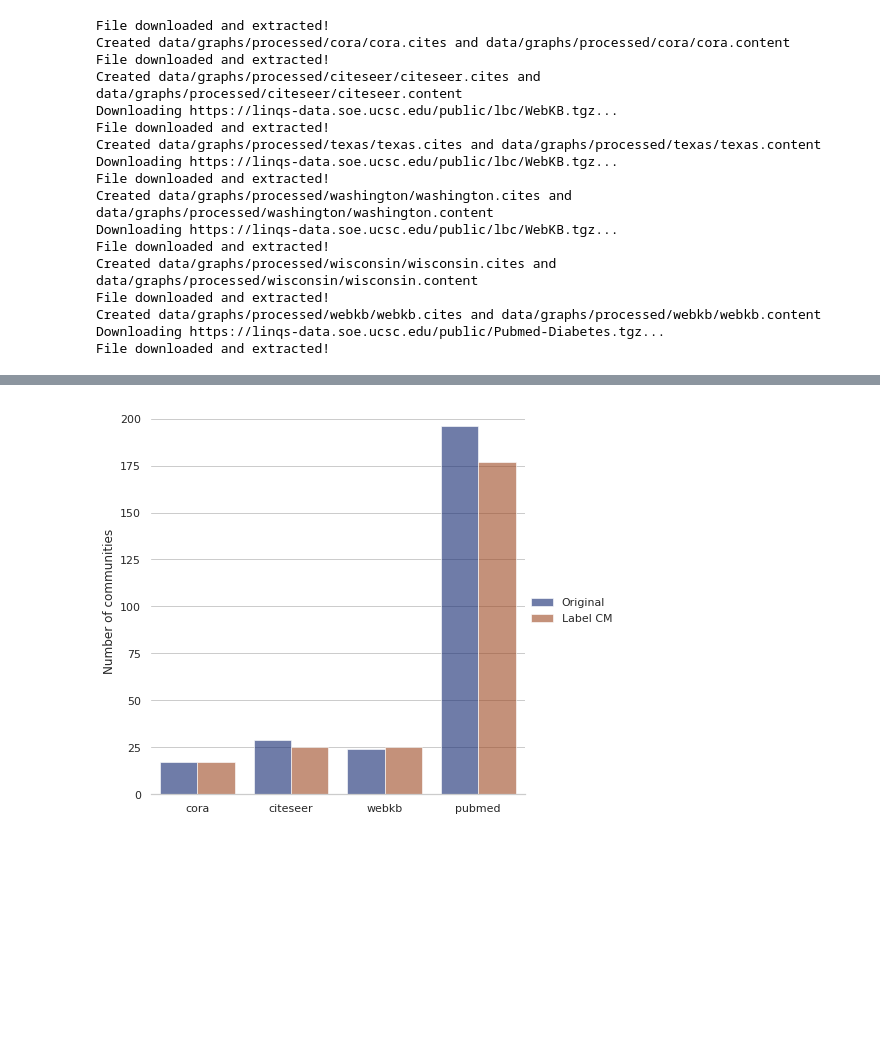
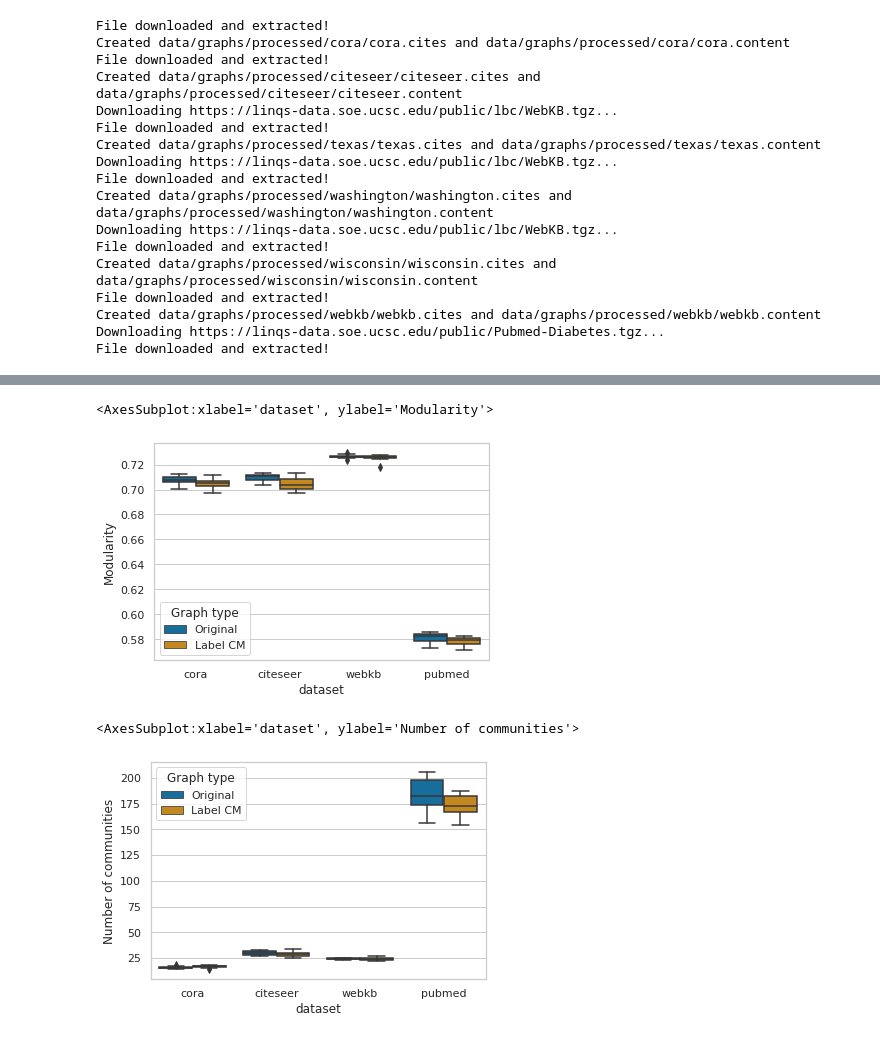
Before and after one commit to sqrhussain/structure-in-gnn, a Jupyter notebook: notebooks/compare_models_umap.ipynb, the cells around one changed output, grey strips where cells are left out. Saved outputs shown, nothing was run; the diff lists cells and outputs as text; code cells hidden in the pictures; blank space fills up the shorter version.

Commit message:
Add notebook for comparing modularity and communities.

```diff
--- a/notebooks/compare_models_umap.ipynb
+++ b/notebooks/compare_models_umap.ipynb
@@ -144,15 +166,0 @@ df
-# %%
-import seaborn as sns
-sns.set_theme(style="whitegrid")
-
-# penguins = sns.load_dataset("penguins")
-
-# Draw a nested barplot by species and sex
-g = sns.catplot(
-    data=df, kind="bar",
-    x="dataset", y="Modularity", hue="Graph type",
-    ci="sd", palette="dark", alpha=.6, height=6
-)
-g.despine(left=True)
-g.set_axis_labels("", "Modularity")
-g.legend.set_title("")
@@ -161,19 +167,2 @@ g.legend.set_title("")
-# %%
-import seaborn as sns
-sns.set_theme(style="whitegrid")
-
-# penguins = sns.load_dataset("penguins")
-
-# Draw a nested barplot by species and sex
-g = sns.catplot(
-    data=df, kind="bar",
-    x="dataset", y="Number of communities", hue="Graph type",
-    ci="sd", palette="dark", alpha=.6, height=6
-)
-g.despine(left=True)
-g.set_axis_labels("", "Number of communities")
-g.legend.set_title("")
-# %% [output]
-[figure, removed]
 # %%
 # Calculate d=2 UMAP embeddings for original and CM graphs
@@ -180,0 +171,16 @@ g.legend.set_title("")
+# %%
+sns.boxplot(y='Modularity', x='dataset',
+                 data=df,
+                 palette="colorblind",
+                 hue='Graph type')
+# %% [output]
+<AxesSubplot:xlabel='dataset', ylabel='Modularity'>
+[figure, added]
+# %%
+sns.boxplot(y='Number of communities', x='dataset',
+                 data=df,
+                 palette="colorblind",
+                 hue='Graph type')
+# %% [output]
+<AxesSubplot:xlabel='dataset', ylabel='Number of communities'>
+[figure, added]
```
Also changed, not shown: parts of 6 cells of this notebook.
